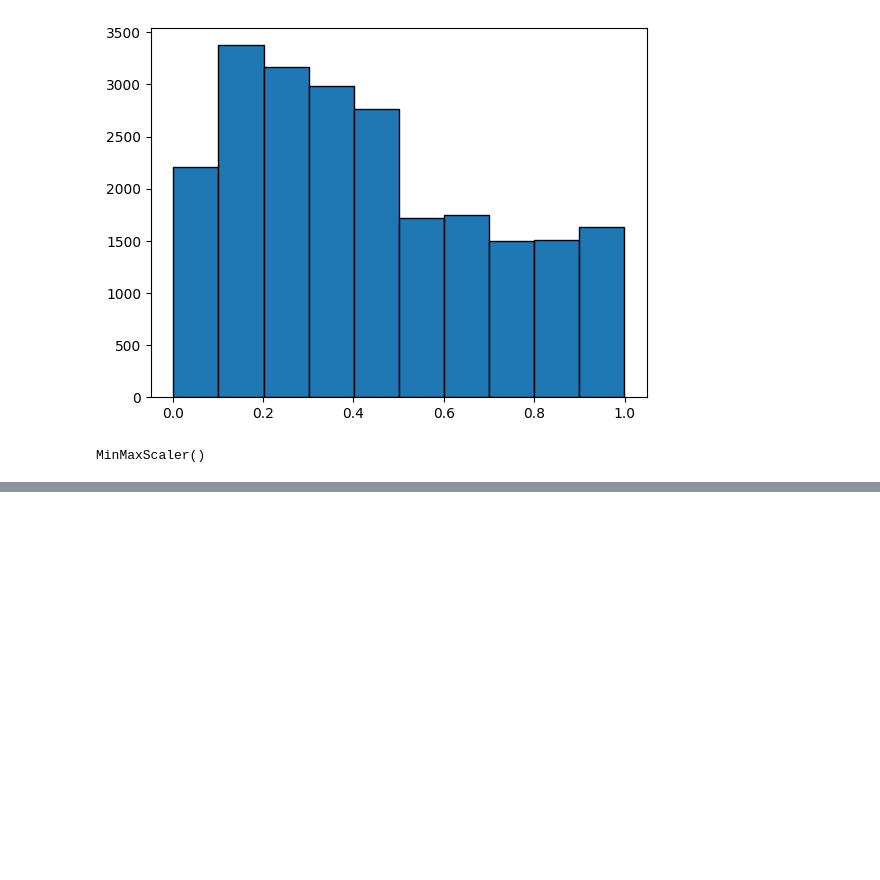
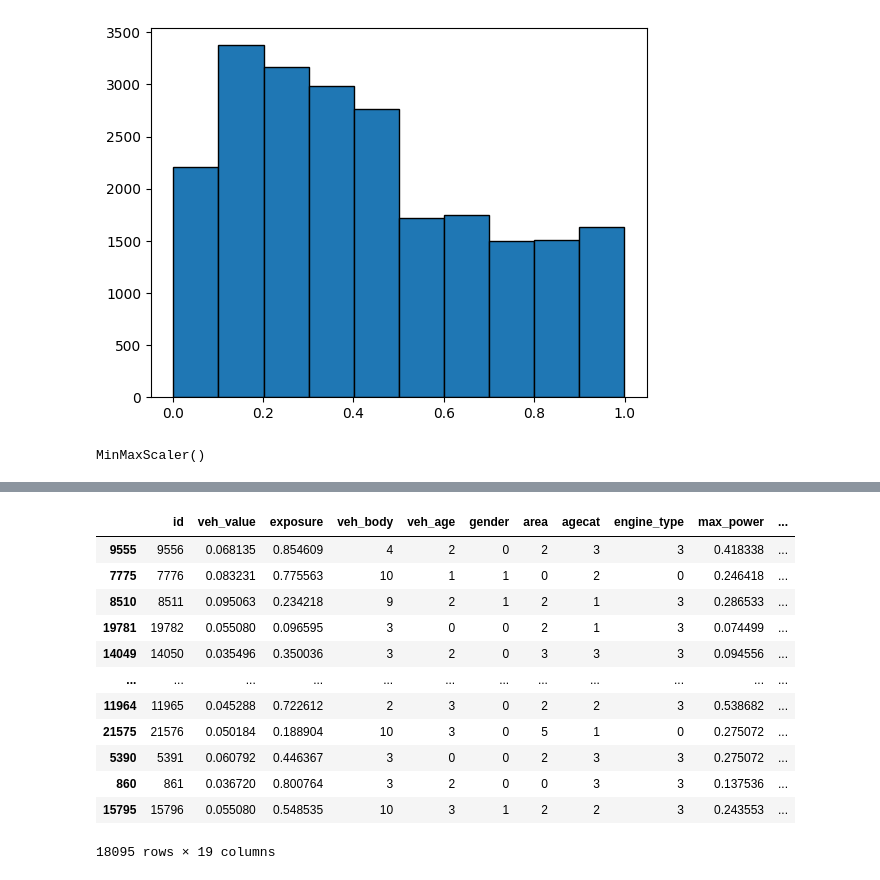
Before and after one commit to ftasnimahmed/2023-Travelers-Analytics-Case-Competition, a Jupyter notebook: Comp_project.ipynb, the cells around one changed output, grey strips where cells are left out. Drawn from its saved outputs; the diff is of its cells as text; code cells hidden in the pictures; blank space fills up the shorter version.

```diff
--- a/Comp_project.ipynb
+++ b/Comp_project.ipynb
@@ -169,0 +191,7 @@ df_train
+# %%
+var_cols = [c for c in df_train.columns if c not in ['clm', 'numclaims', 'claimcst0']]
+# %%
+X = df_train.loc[:, var_cols]
+Y = df_train.loc[:, 'claimcst0']
+# %%
+X_train, X_val, Y_train, Y_val = train_test_split(X, Y, test_size=0.2, random_state=42)
@@ -169,0 +202,16 @@ df_train
+# %%
+X_train
+# %% [output]
+|  | id | veh_value | exposure | veh_body | veh_age | gender | area | agecat | engine_type | max_power | ... |
+| 9555 | 9556 | 0.068135 | 0.854609 | 4 | 2 | 0 | 2 | 3 | 3 | 0.418338 | ... |
+| 7775 | 7776 | 0.083231 | 0.775563 | 10 | 1 | 1 | 0 | 2 | 0 | 0.246418 | ... |
+| 8510 | 8511 | 0.095063 | 0.234218 | 9 | 2 | 1 | 2 | 1 | 3 | 0.286533 | ... |
+| 19781 | 19782 | 0.055080 | 0.096595 | 3 | 0 | 0 | 2 | 1 | 3 | 0.074499 | ... |
+| 14049 | 14050 | 0.035496 | 0.350036 | 3 | 2 | 0 | 3 | 3 | 3 | 0.094556 | ... |
+| ... | ... | ... | ... | ... | ... | ... | ... | ... | ... | ... | ... |
+| 11964 | 11965 | 0.045288 | 0.722612 | 2 | 3 | 0 | 2 | 2 | 3 | 0.538682 | ... |
+| 21575 | 21576 | 0.050184 | 0.188904 | 10 | 3 | 0 | 5 | 1 | 0 | 0.275072 | ... |
+| 5390 | 5391 | 0.060792 | 0.446367 | 3 | 0 | 0 | 2 | 3 | 3 | 0.275072 | ... |
+| 860 | 861 | 0.036720 | 0.800764 | 3 | 2 | 0 | 0 | 3 | 3 | 0.137536 | ... |
+| 15795 | 15796 | 0.055080 | 0.548535 | 10 | 3 | 1 | 2 | 2 | 3 | 0.243553 | ... |
+18095 rows × 19 columns
```
Also changed, not shown: parts of 61 cells of this notebook.
